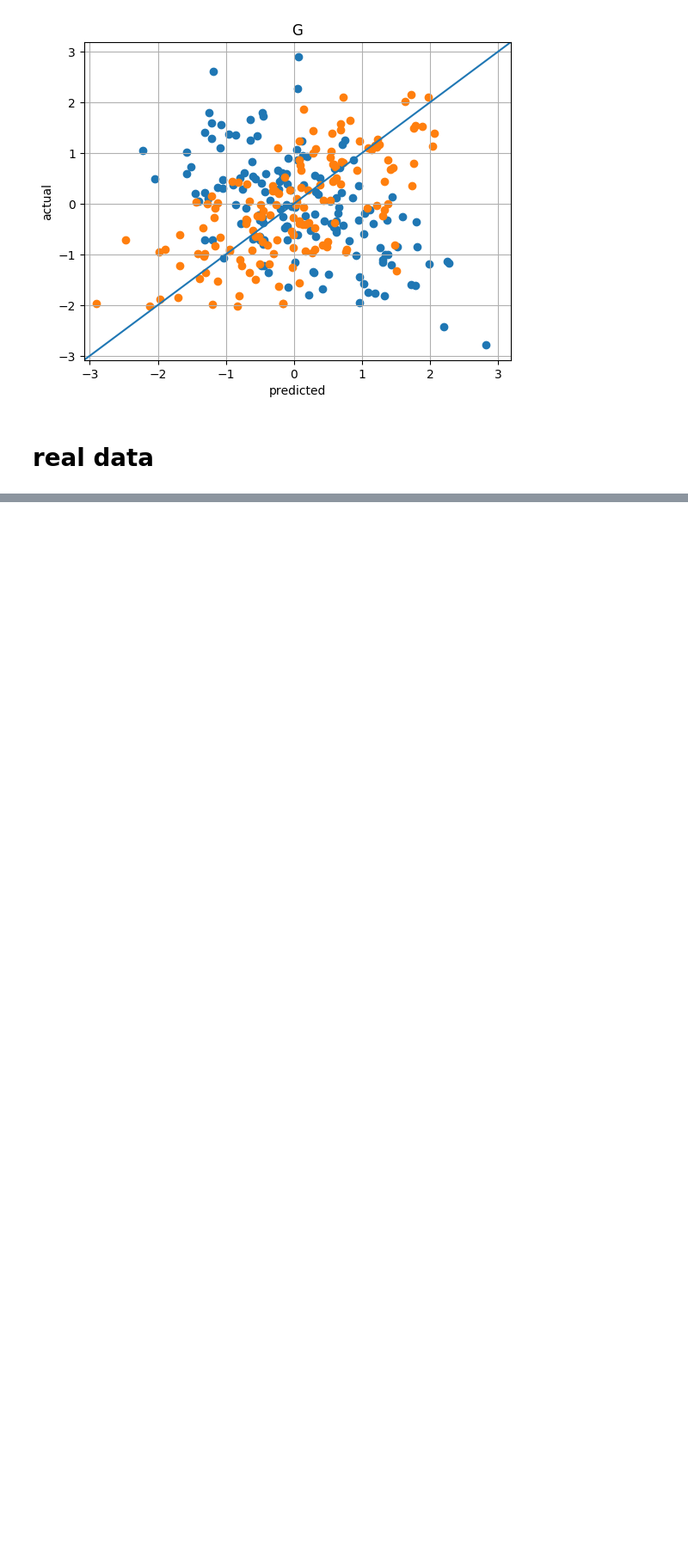
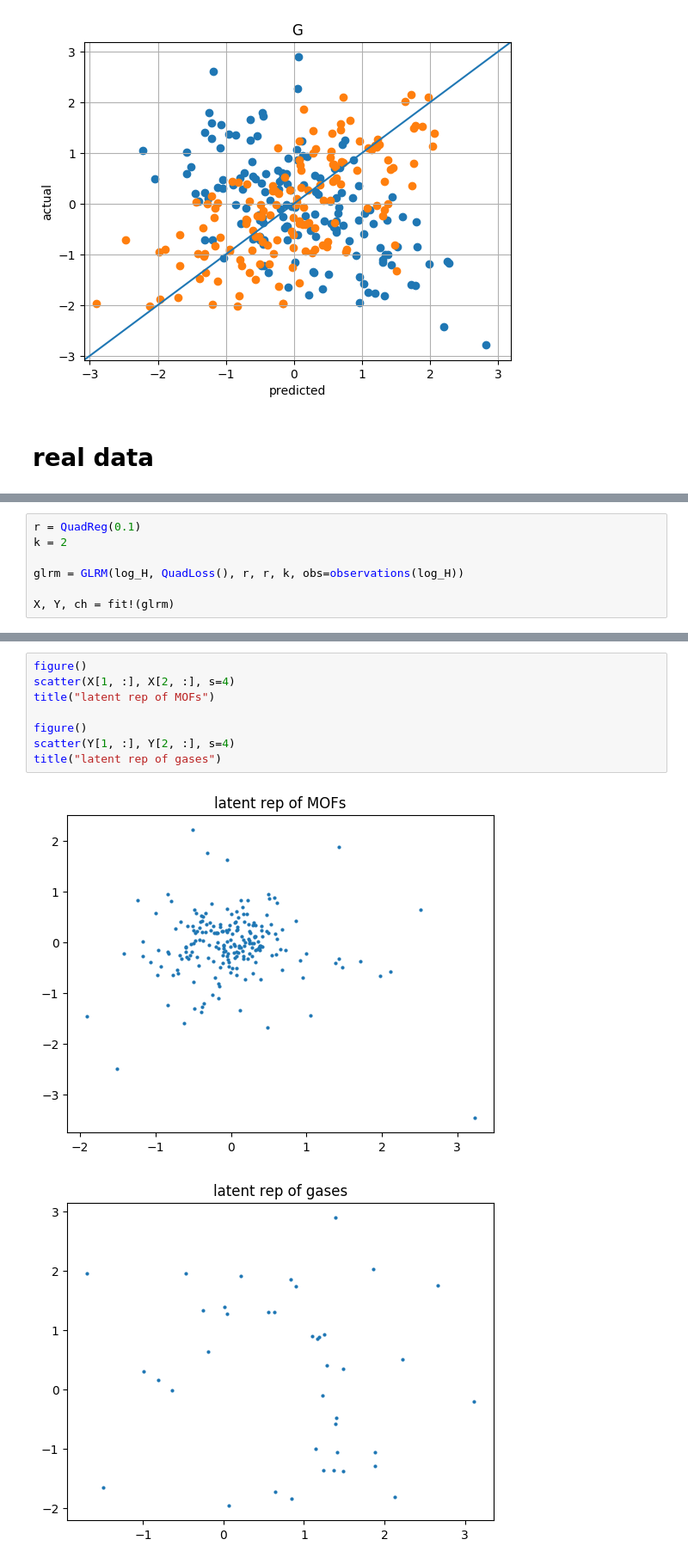
Before and after one commit to SimonEnsemble/material_recommendation_system, a Jupyter notebook: julia_code/test ALS.ipynb, the cells around one changed output, grey strips where cells are left out. Shown at 86% size. Cells and saved outputs as stored; diff of their text form; blank space fills up the shorter version.

```diff
--- a/julia_code/test ALS.ipynb
+++ b/julia_code/test ALS.ipynb
@@ -187,0 +338,7 @@ log_H = log10.(H);
+# %%
+r = QuadReg(0.1)
+k = 2
+
+glrm = GLRM(log_H, QuadLoss(), r, r, k, obs=observations(log_H))
+
+X, Y, ch = fit!(glrm)
@@ -187,0 +351,11 @@ log_H = log10.(H);
+# %%
+figure()
+scatter(X[1, :], X[2, :], s=4)
+title("latent rep of MOFs")
+
+figure()
+scatter(Y[1, :], Y[2, :], s=4)
+title("latent rep of gases")
+# %% [output]
+[figure, added]
+[figure, added]
```
Also changed, not shown: parts of 17 cells of this notebook.
